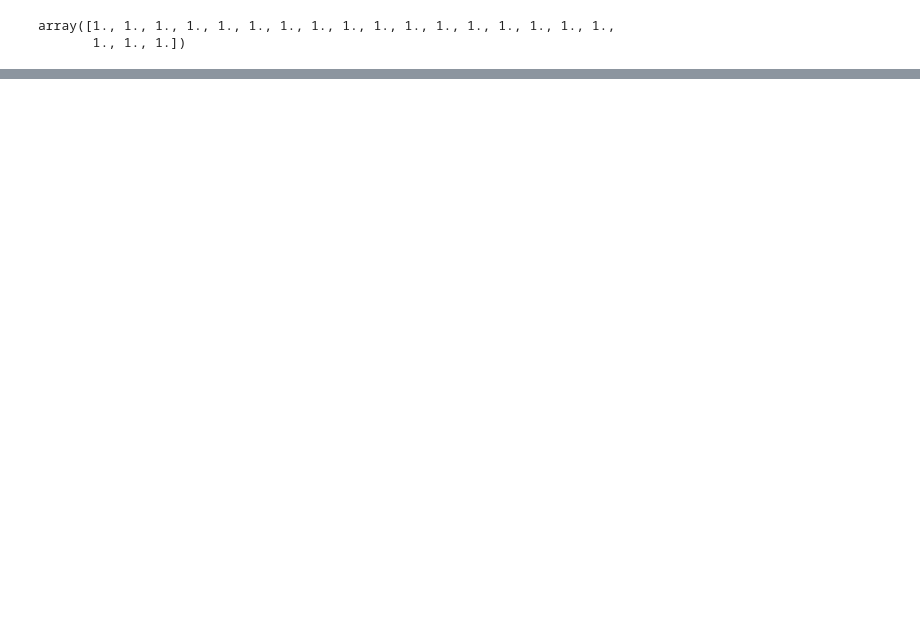
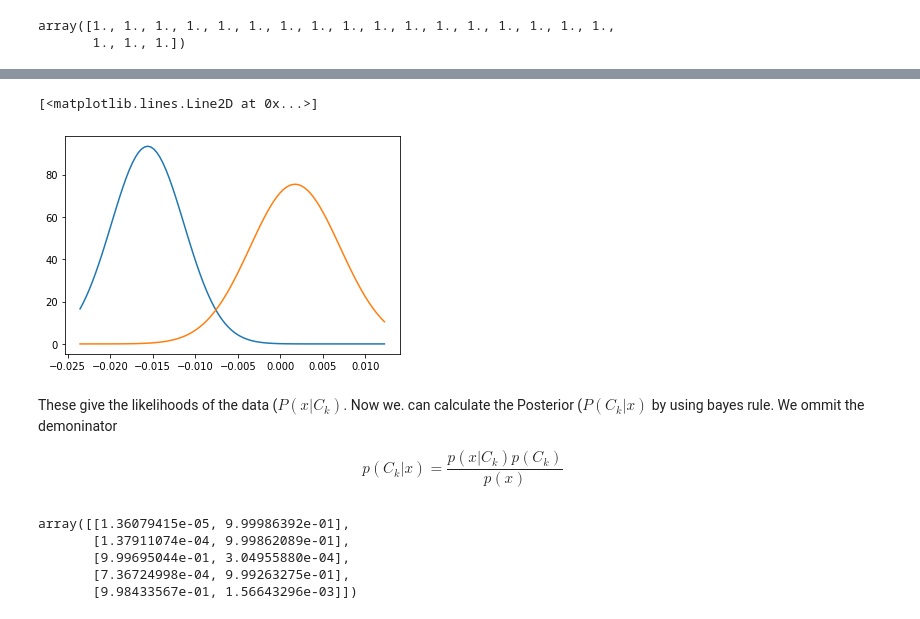
Before and after one commit to wouterMostard/PRML, a Jupyter notebook: Chapter 4 Linear Models for classification.ipynb, the cells around one changed output, grey strips where cells are left out. Cells and saved outputs as stored; diff of their text form; code cells hidden in the pictures; blank space fills up the shorter version.

```diff
--- a/Chapter 4 Linear Models for classification.ipynb
+++ b/Chapter 4 Linear Models for classification.ipynb
@@ -88,0 +136,25 @@ To account for these problems you can for example use a fisher linear discrimina
+# %%
+def calculate_gaussian_MLE(data):
+    mean = np.mean(data)
+    variance = np.std(data)
+
+    return mean, variance
+# %%
+m1, std1 = calculate_gaussian_MLE(preds_c1[0])
+m2, std2 = calculate_gaussian_MLE(preds_c2)
+# %%
+range_ = np.linspace(np.vstack([preds_c1, preds_c2]).min(), np.vstack([preds_c1, preds_c2]).max(), 100)
+# %%
+norm1 = norm(m1, std1)
+norm2 = norm(m2, std2)
+plt.plot(range_, norm1.pdf(range_))
+plt.plot(range_, norm2.pdf(range_))
+# %% [output]
+[<matplotlib.lines.Line2D at 0x...>]
+[figure, added]
+# %% [markdown]
+These give the likelihoods of the data ($P(x | C_k)$. Now we. can calculate the Posterior ($P(C_k | x)$ by using bayes rule. We ommit the demoninator
+
+$$
+    p(C_k | x) = \frac{p(x | C_k)p(C_k)}{p(x)}
+$$
@@ -88,0 +169,8 @@ To account for these problems you can for example use a fisher linear discrimina
+# %%
+probs[:5] # Now we have proper probabilities and we can select the max
+# %% [output]
+array([[1.36079415e-05, 9.99986392e-01],
+       [1.37911074e-04, 9.99862089e-01],
+       [9.99695044e-01, 3.04955880e-04],
+       [7.36724998e-04, 9.99263275e-01],
+       [9.98433567e-01, 1.56643296e-03]])
```
Also changed, not shown: parts of 20 cells of this notebook.
